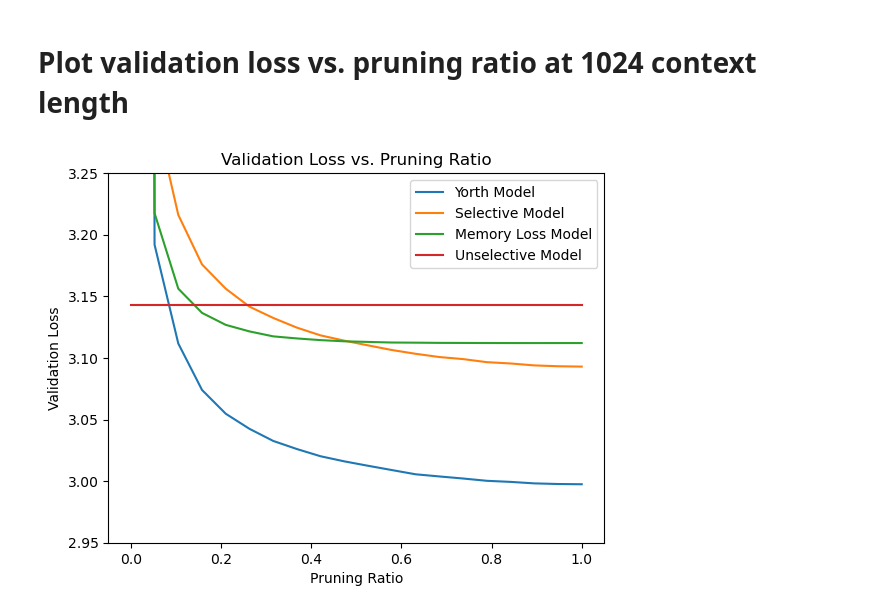
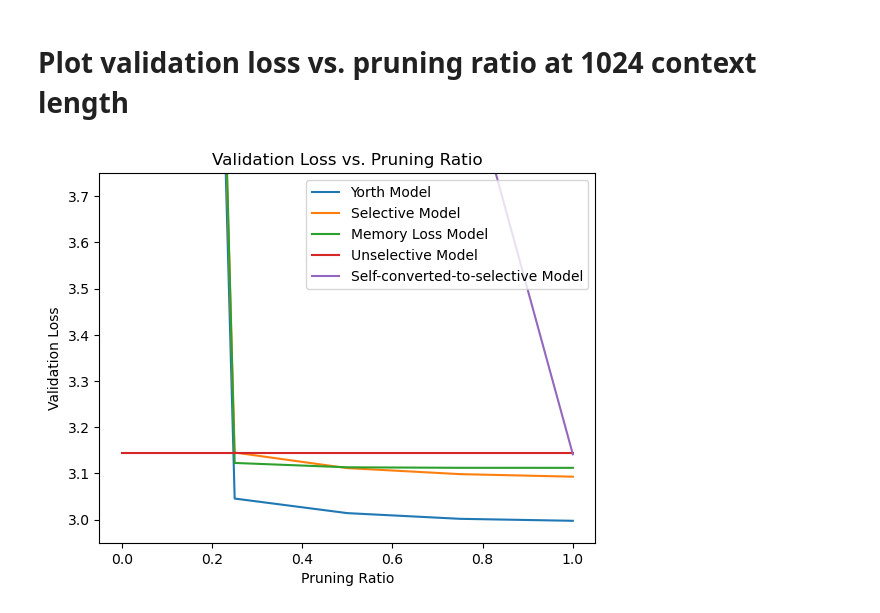
Before and after one commit to andrew-healey/context-compression, a Jupyter notebook: test-trained-model.ipynb, the cells around one changed output. Saved outputs shown, nothing was run; the diff lists cells and outputs as text; code cells hidden in the pictures.

```diff
--- a/test-trained-model.ipynb
+++ b/test-trained-model.ipynb
@@ -48,8 +48,15 @@ ctx = nullcontext() if device_type == 'cpu' else torch.amp.autocast(device_type=
 # model = GPT(GPTConfig(attention_kind=AttentionKind.SELF, for_inference=True, vocab_size=50304))
 # ckpt_path = "/workspace/context-compression/unselective_run_0/model_09999.pt"
 
-model = GPT(GPTConfig(attention_kind=AttentionKind.SELECTIVE, for_inference=False, vocab_size=50304))
-ckpt_path = "/root/.cache/huggingface/hub/models--Yorth--selective1/snapshots/1d3d987c90be4b8d6f58de60749ba5823f0ecd29/model.pt"
+# model = GPT(GPTConfig(attention_kind=AttentionKind.SELECTIVE, for_inference=False, vocab_size=50304))
+# ckpt_path = "/root/.cache/huggingface/hub/models--Yorth--selective1/snapshots/1d3d987c90be4b8d6f58de60749ba5823f0ecd29/model.pt"
+
+import os
+os.environ["HF_TOKEN"] = "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"
+from huggingface_hub import hf_hub_download
+config = GPTConfig(attention_kind=AttentionKind.SELECTIVE, for_inference=True, vocab_size=50304,n_head=13)
+model = GPT(config)
+ckpt_path = hf_hub_download(repo_id="andrew-healey/context-compression",filename="self_to_selective_run_0_restarted/model_02499.pt")
 
 
 checkpoint = torch.load(ckpt_path, map_location=device)
@@ -254,7 +283,7 @@ def get_validation_loss_at_diff_ratios(config,ckpt_path):
 
     model.eval()
 
-    ratios = np.linspace(0, 1, 20)
+    ratios = np.linspace(0, 1, 5)
     losses = []
     for ratio in tqdm(ratios):
         config.hard_pruning_constant = ratio
@@ -275,34 +304,44 @@ def get_validation_loss_at_diff_ratios(config,ckpt_path):
 
     return ratios, losses
 # %%
+import os
+os.environ["HF_TOKEN"] = "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"
+from huggingface_hub import hf_hub_download
+
+
 config = GPTConfig(attention_kind=AttentionKind.SELECTIVE, for_inference=True, vocab_size=50304)
-ckpt_path = "/root/.cache/huggingface/hub/models--Yorth--selective1/snapshots/1d3d987c90be4b8d6f58de60749ba5823f0ecd29/model.pt"
+ckpt_path = hf_hub_download(repo_id="Yorth/selective1",filename="model.pt")
 yorth_ratios, yorth_losses = get_validation_loss_at_diff_ratios(config, ckpt_path)
 
 config = GPTConfig(attention_kind=AttentionKind.SELECTIVE, for_inference=True, vocab_size=50304)
-ckpt_path = "/workspace/context-compression/selective_run_0_continued/model_09999.pt"
+ckpt_path = hf_hub_download(repo_id="andrew-healey/context-compression",filename="selective_run_0_continued/model_09999.pt")
 selective_ratios, selective_losses = get_validation_loss_at_diff_ratios(config, ckpt_path)
 
 config = GPTConfig(attention_kind=AttentionKind.SELECTIVE, for_inference=True, vocab_size=50304)
-ckpt_path = "/workspace/context-compression/memory_loss_run_0/model_09999.pt"
+ckpt_path = hf_hub_download(repo_id="andrew-healey/context-compression",filename="memory_loss_run_0/model_09999.pt")
 memory_loss_ratios, memory_loss_losses = get_validation_loss_at_diff_ratios(config, ckpt_path)
 
 config = GPTConfig(attention_kind=AttentionKind.SELF, for_inference=True, vocab_size=50304)
-ckpt_path = "/workspace/context-compression/unselective_run_0/model_09999.pt"
+ckpt_path = hf_hub_download(repo_id="andrew-healey/context-compression",filename="unselective_run_0/model_09999.pt")
 unselective_ratios, unselective_losses = get_validation_loss_at_diff_ratios(config, ckpt_path)
+
+config = GPTConfig(attention_kind=AttentionKind.SELECTIVE, for_inference=True, vocab_size=50304,n_head=13)
+ckpt_path = hf_hub_download(repo_id="andrew-healey/context-compression",filename="self_to_selective_run_0_restarted/model_02499.pt")
+self_to_selective_ratios, self_to_selective_losses = get_validation_loss_at_diff_ratios(config, ckpt_path)
 # %%
 import matplotlib.pyplot as plt
 
 
 plt.plot(yorth_ratios, yorth_losses, label='Yorth Model')
 plt.plot(selective_ratios, selective_losses, label='Selective Model')
 plt.plot(memory_loss_ratios, memory_loss_losses, label='Memory Loss Model')
 plt.plot(unselective_ratios, unselective_losses, label='Unselective Model')
-plt.ylim(2.95, 3.25)
+plt.plot(self_to_selective_ratios, self_to_selective_losses, label='Self-converted-to-selective Model')
+plt.ylim(2.95, 3.75)
 plt.title("Validation Loss vs. Pruning Ratio")
 plt.xlabel("Pruning Ratio")
 plt.ylabel("Validation Loss")
 plt.legend()
 plt.show()
 # %% [output]
-[figure, old version]
+[figure, new version]
```
Also changed, not shown: parts of 2 cells of this notebook, 4 other files.
